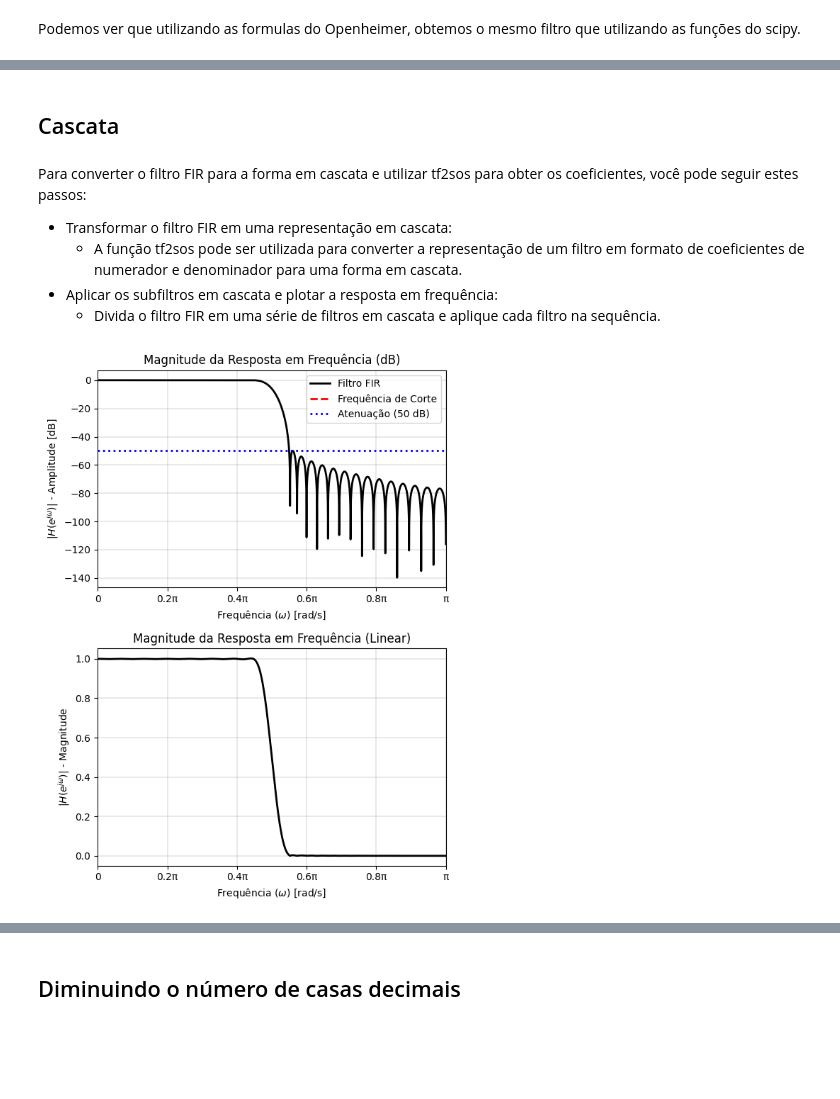
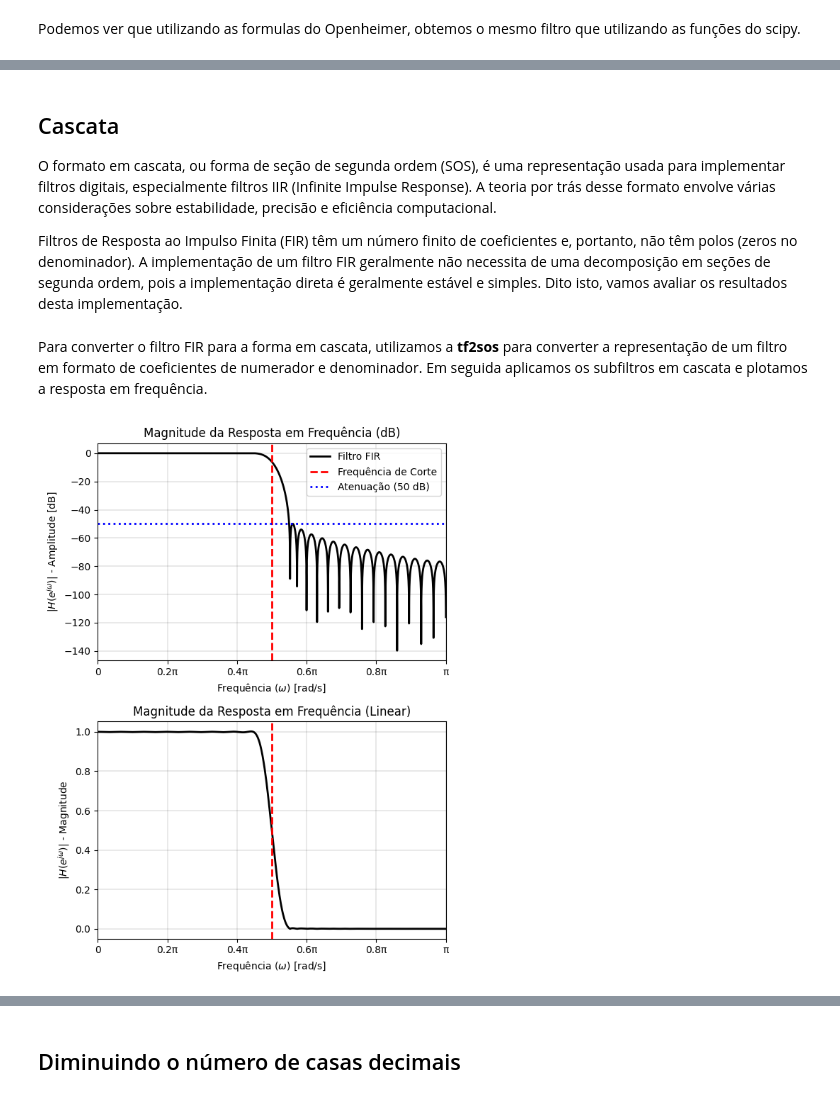
Before and after one commit to IvonLuiz/FIR_Filter_WindowMethod, a Jupyter notebook: notebook/FIR.ipynb, the cells around one changed output, grey strips where cells are left out. Cells and saved outputs as stored; diff of their text form; code cells hidden in the pictures; blank space fills up the shorter version.

Commit message:
theory for tranformations in frequency

```diff
--- a/notebook/FIR.ipynb
+++ b/notebook/FIR.ipynb
@@ -330,25 +321,24 @@ ValueError: 'locs' must be 1D with shape (N,), but your input has shape (2, 6)
-# %% [markdown]
-## Cascata
+# %% [markdown]
+## Cascata
+
+O formato em cascata, ou forma de seção de segunda ordem (SOS), é uma representação usada para implementar filtros digitais, especialmente filtros IIR (Infinite Impulse Response). A teoria por trás desse formato envolve várias considerações sobre estabilidade, precisão e eficiência computacional.
+
+Filtros de Resposta ao Impulso Finita (FIR) têm um número finito de coeficientes e, portanto, não têm polos (zeros no denominador). A implementação de um filtro FIR geralmente não necessita de uma decomposição em seções de segunda ordem, pois a implementação direta é geralmente estável e simples. Dito isto, vamos avaliar os resultados desta implementação.
 # %% [markdown]
-Para converter o filtro FIR para a forma em cascata e utilizar tf2sos para obter os coeficientes, você pode seguir estes passos:
-
-* Transformar o filtro FIR em uma representação em cascata:
-    * A função tf2sos pode ser utilizada para converter a representação de um filtro em formato de coeficientes de numerador e denominador para uma forma em cascata.
-* Aplicar os subfiltros em cascata e plotar a resposta em frequência:
-    * Divida o filtro FIR em uma série de filtros em cascata e aplique cada filtro na sequência.
+Para converter o filtro FIR para a forma em cascata, utilizamos a __tf2sos__ para converter a representação de um filtro em formato de coeficientes de numerador e denominador. Em seguida aplicamos os subfiltros em cascata e plotamos a resposta em frequência.
 # %%
 # O filtro FIR pode ser considerado como um filtro IIR com coeficientes denominadores iguais a 1
-sos = tf2sos(filter_h, [1.0])  # Convertendo para a forma de seções de segundo ordem
+a = np.array([1.0])         # Filtros FIR têm a parte denominadora igual a 1
+sos = tf2sos(b=filter_h,
+             a=a)           # Convertendo para a forma de seções de segundo ordem
 
 # Resposta em frequência para o filtro em cascata
 w_cascade, H_cascade = sosfreqz(sos, worN=8000)
 w_cascade_normalized = w_cascade / pi
-
-n = np.arange(len(filter_h))
 # %%
-plot_frequency_response(w_cascade_normalized, H_cascade, wc, attenuation)
+plot_frequency_response(w_cascade_normalized, H_cascade, cutoff, attenuation)
 # %% [output]
-[figure, old version]
+[figure, new version]
 # %%
 error = approximation_error(w_cascade_normalized, h, wp, ws)
 plot_approximation_error(w_cascade_normalized, error)
```
Also changed, not shown: parts of 18 cells of this notebook.
